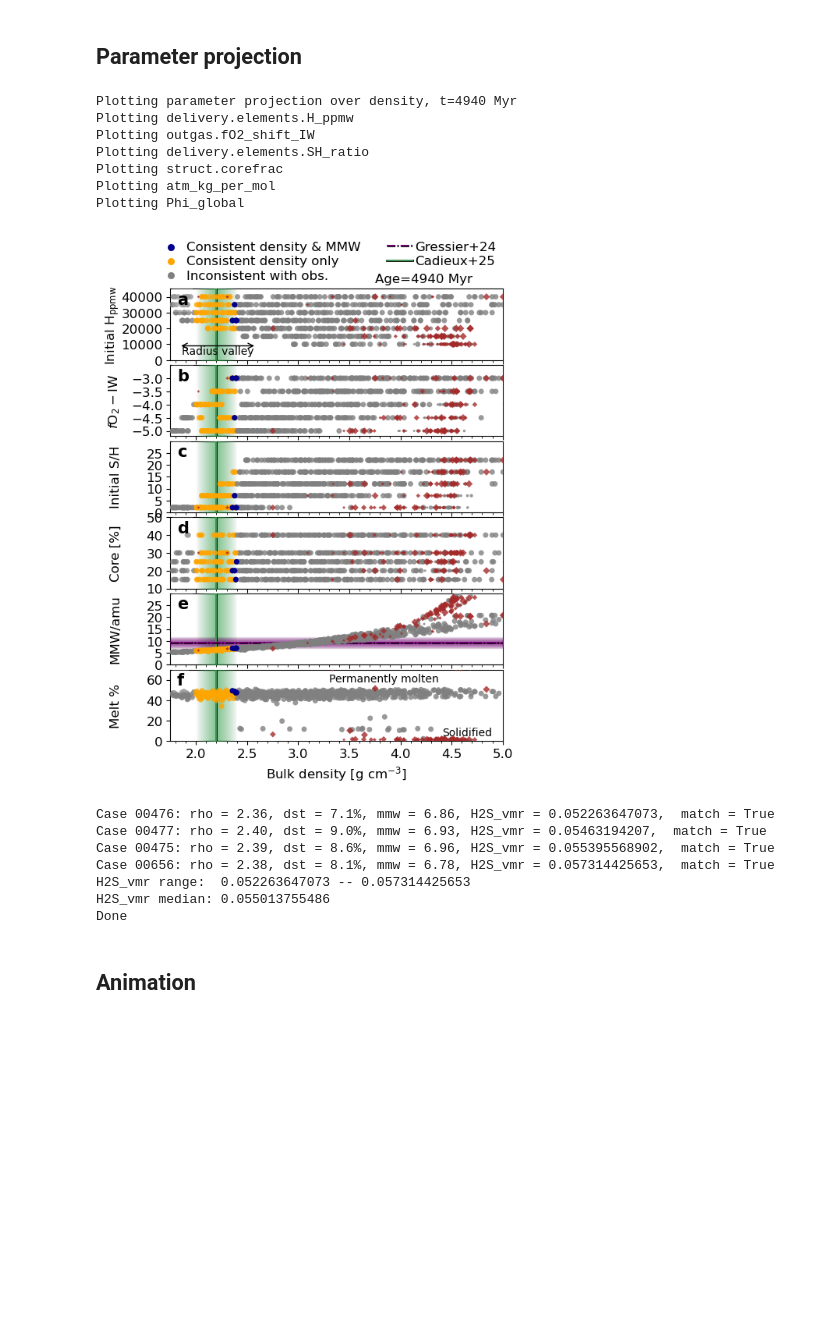
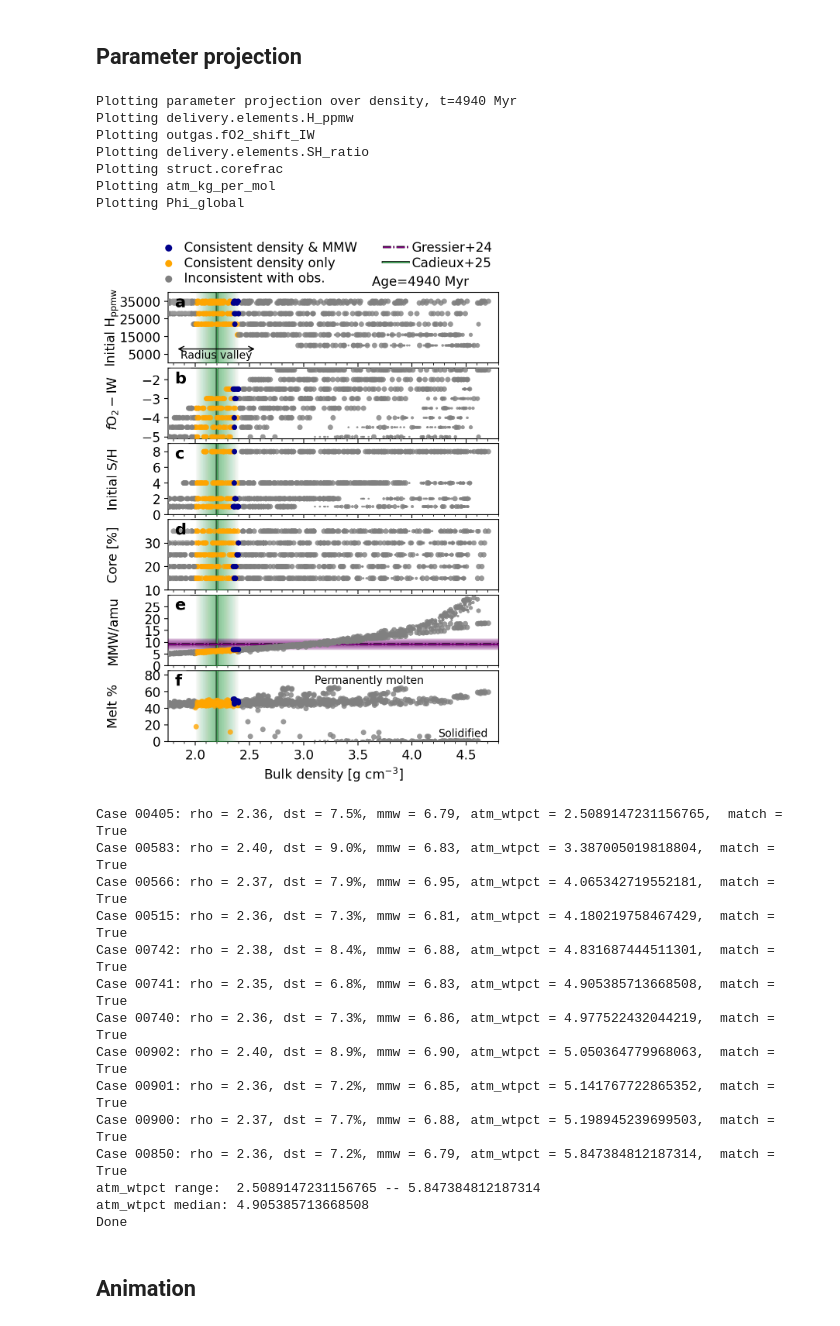
Before and after one commit to nichollsh/proteus_analysis, a Jupyter notebook: massradius_evolve.ipynb, the cells around one changed output. Saved outputs shown, nothing was run; the diff lists cells and outputs as text; code cells hidden in the pictures; blank space fills up the shorter version.

```diff
--- a/massradius_evolve.ipynb
+++ b/massradius_evolve.ipynb
@@ -88,5 +84,5 @@ m_min = 0.1
 # %%
-pgrid_dir = "data/scratch/l98d_updated5/"
+pgrid_dir = "data/scratch/l98d_updated7/"
 cases = lg.get_cases(pgrid_dir, only_completed=False)
 ncases = len(cases)
 
@@ -168,17 +160,17 @@ def get_val(conf, help, key, idx=-1):
 
     # custom quantity
     if key == "H_wtpct":
-        # H_kg = lg.descend_get(conf, "delivery.elements.H_ppmw") * 1e-6 * m_mant
         H_kg = help["H_kg_total"].iloc[idx]
-        H_wt = H_kg / m_planet
-        return H_wt * 100.0
+        return H_kg / m_planet * 100.0
 
     if key == "vols_wtpct":
         v_kg = 0.0
         for e in ("H","C","N","O","S"):
             v_kg = float(help[e+"_kg_total"].iloc[idx])
-        v_kg = v_kg / m_planet
-        return v_kg * 100.0
+        return v_kg / m_planet * 100.0
+
+    if key == "atm_wtpct":
+        return 100 * help["M_atm"].iloc[idx] / m_planet
 
     # failure
     raise KeyError(f"Key {key} not supported")
@@ -538,7 +536,7 @@ TypeError: '<=' not supported between instances of 'float' and 'NoneType'
 # %%
 def project(target_time:float, fmt='pdf', show=True,
                 valkey="Time",
-                print_ranked=False, print_cnums=False,
+                print_ranked=False, print_cnums=False, only_completed=False,
                 mmw_param=None):
 
     tnow = age_obs["mu"]
@@ -556,29 +554,29 @@ def project(target_time:float, fmt='pdf', show=True,
     keys.append( "delivery.elements.H_ppmw" )
     lbls.append( r"Initial H$_\text{ppmw}$" )
     scls.append( 1.0 )
-    lims.append( (0, 45000) )
-    tcks.append( [0, 10000, 20000, 30000, 40000] )
+    lims.append( (0, 40000) )
+    tcks.append( [5000, 15000, 25000, 35000] )
     yobs.append( None )
 
     keys.append( "outgas.fO2_shift_IW" )
     lbls.append( r"$f\text{O}_2-\text{IW}$" )
     scls.append( 1.0 )
-    lims.append( (-5.2, -2.5) )
-    tcks.append( [-5, -4.5, -4, -3.5, -3] )
+    lims.append( (-5.1, -1.4) )
+    tcks.append( [-5, -4, -3, -2,] )
     yobs.append( None )
 
     keys.append( "delivery.elements.SH_ratio" )
     lbls.append( "Initial S/H" )
     scls.append( 1.0 )
-    lims.append( (0, 30) )
-    tcks.append( [0, 5, 10, 15, 20, 25] )
+    lims.append( (0, 9) )
+    tcks.append( [0, 2, 4, 6, 8] )
     yobs.append( None )
 
     keys.append( "struct.corefrac" )
     lbls.append( r"Core [%]" )
     scls.append( 100.0 )
-    lims.append( (10, 50) )
-    tcks.append( [10, 20, 30, 40, 50] )
+    lims.append( (10, 40) )
+    tcks.append( [10, 20, 30,] )
     yobs.append( None )
 
     # keys.append( "struct.mass_tot" )
@@ -598,8 +596,8 @@ def project(target_time:float, fmt='pdf', show=True,
     keys.append( "Phi_global" )
     lbls.append( r"Melt %" )
     scls.append( 100.0 )
-    lims.append( (0, 70) )
-    tcks.append( [0, 20, 40, 60] )
+    lims.append( (0, 85) )
+    tcks.append( [0, 20, 40, 60, 80] )
     yobs.append( None )
 
     # keys.append( "H2S_vmr" )
@@ -626,7 +624,7 @@ def project(target_time:float, fmt='pdf', show=True,
     ms = 25
     lw = 1.2
     al = 0.8
-    xmin, xmax = 1.75, 5.0
+    xmin, xmax = 1.75, 4.8
 
     rho_param = rho_obs[lit_ref]
     rho_min = rho_param["mu"]-rho_param["sigm"]
@@ -695,6 +693,10 @@ def project(target_time:float, fmt='pdf', show=True,
                     if not np.isclose(controls[k], lg.descend_get(confs[i],k)):
                         skip = True
             if skip:
+                continue
+
+            # completed ok?
+            if only_completed and not (10 <= stts[cnums[i]] <= 19):
                 continue
 
             # find closest index in helpfile
@@ -780,8 +782,8 @@ def project(target_time:float, fmt='pdf', show=True,
 
         # add annotations for melt fraction
         if key == "Phi_global":
-            axs[j].text(3.3, 56, "Permanently molten", va='bottom', ha='left',  fontsize=10, color='k', zorder=13)
-            axs[j].text(4.9, 3,  "Solidified",         va='bottom', ha='right', fontsize=10, color='k', zorder=13)
+            axs[j].text(3.1, 80, "Permanently molten", va='top', ha='left',  fontsize=10, color='k', zorder=13)
+            axs[j].text(4.7, 3,  "Solidified",         va='bottom', ha='right', fontsize=10, color='k', zorder=13)
 
         # plot all points
         axs[j].scatter(xarr[garr],yarr[garr], s=sarr[garr], color=carr[garr],
@@ -871,7 +873,7 @@ def project(target_time:float, fmt='pdf', show=True,
     # radius valley annotation
     y = np.amax(axs[0].get_ylim())*0.2
     axs[0].annotate("", xy=(rho_ref[0], y), xytext=(rho_ref[1], y), arrowprops=dict(arrowstyle="<->", lw=1, color='black'), zorder=99)
-    axs[0].text(np.median(rho_ref), y*1.0, r"Radius valley", ha='center', va='top', fontsize=10, color='black', zorder=99)
+    axs[0].text(np.median(rho_ref), y*0.95, r"Radius valley", ha='center', va='top', fontsize=10, color='black', zorder=99)
 
     # add x-labels
     axs[-1].set_xlabel(r"Bulk density [g cm$^{-3}$]")
@@ -913,42 +915,49 @@ def project(target_time:float, fmt='pdf', show=True,
             print(f"Case {cn:05d}: rho = {rho:.2f}, dst = {dst:.1f}%, mmw = {mmw:.2f}, {valkey} = {val},  match = {match}")
 
         if len(vals) == 0:
             print("No cases compatible with both MMW and density")
         else:
             print(f"{valkey} range:  {np.amin(vals)} -- {np.amax(vals)}")
             print(f"{valkey} median: {np.median(vals)}")
 
 # nframes = 70
 # for i,t in enumerate(np.linspace(50e6, 5e9, nframes)):
 #     print("Frame %d/%d"%(i+1, nframes))
 #     project(t, fmt='png', show=False)
 #     print(" ")
 
 mmw_ref = {
     "mu": 9.18,
     "sigm": 2.41,
     "sigp": 2.51
 }
 
-project(age_obs["mu"], fmt='pdf', valkey="H2S_vmr",
-            print_ranked=True, print_cnums=False,
+project(age_obs["mu"], fmt='pdf', valkey="atm_wtpct",
+            print_ranked=True, print_cnums=False, only_completed=False,
             mmw_param = mmw_ref)
 print("Done")
 # %% [output]
 Plotting parameter projection over density, t=4940 Myr
 Plotting delivery.elements.H_ppmw
 Plotting outgas.fO2_shift_IW
 Plotting delivery.elements.SH_ratio
 Plotting struct.corefrac
 Plotting atm_kg_per_mol
 Plotting Phi_global
-[figure, old version]
+[figure, new version]
-Case 00476: rho = 2.36, dst = 7.1%, mmw = 6.86, H2S_vmr = 0.052263647073,  match = True
-Case 00477: rho = 2.40, dst = 9.0%, mmw = 6.93, H2S_vmr = 0.05463194207,  match = True
-Case 00475: rho = 2.39, dst = 8.6%, mmw = 6.96, H2S_vmr = 0.055395568902,  match = True
-Case 00656: rho = 2.38, dst = 8.1%, mmw = 6.78, H2S_vmr = 0.057314425653,  match = True
-H2S_vmr range:  0.052263647073 -- 0.057314425653
-H2S_vmr median: 0.055013755486
+Case 00405: rho = 2.36, dst = 7.5%, mmw = 6.79, atm_wtpct = 2.5089147231156765,  match = True
+Case 00583: rho = 2.40, dst = 9.0%, mmw = 6.83, atm_wtpct = 3.387005019818804,  match = True
+Case 00566: rho = 2.37, dst = 7.9%, mmw = 6.95, atm_wtpct = 4.065342719552181,  match = True
+Case 00515: rho = 2.36, dst = 7.3%, mmw = 6.81, atm_wtpct = 4.180219758467429,  match = True
+Case 00742: rho = 2.38, dst = 8.4%, mmw = 6.88, atm_wtpct = 4.831687444511301,  match = True
+Case 00741: rho = 2.35, dst = 6.8%, mmw = 6.83, atm_wtpct = 4.905385713668508,  match = True
+Case 00740: rho = 2.36, dst = 7.3%, mmw = 6.86, atm_wtpct = 4.977522432044219,  match = True
+Case 00902: rho = 2.40, dst = 8.9%, mmw = 6.90, atm_wtpct = 5.050364779968063,  match = True
+Case 00901: rho = 2.36, dst = 7.2%, mmw = 6.85, atm_wtpct = 5.141767722865352,  match = True
+Case 00900: rho = 2.37, dst = 7.7%, mmw = 6.88, atm_wtpct = 5.198945239699503,  match = True
+Case 00850: rho = 2.36, dst = 7.2%, mmw = 6.79, atm_wtpct = 5.847384812187314,  match = True
+atm_wtpct range:  2.5089147231156765 -- 5.847384812187314
+atm_wtpct median: 4.905385713668508
 Done
 # %% [markdown]
 ## Animation
```
Also changed, not shown: parts of 5 cells of this notebook.
